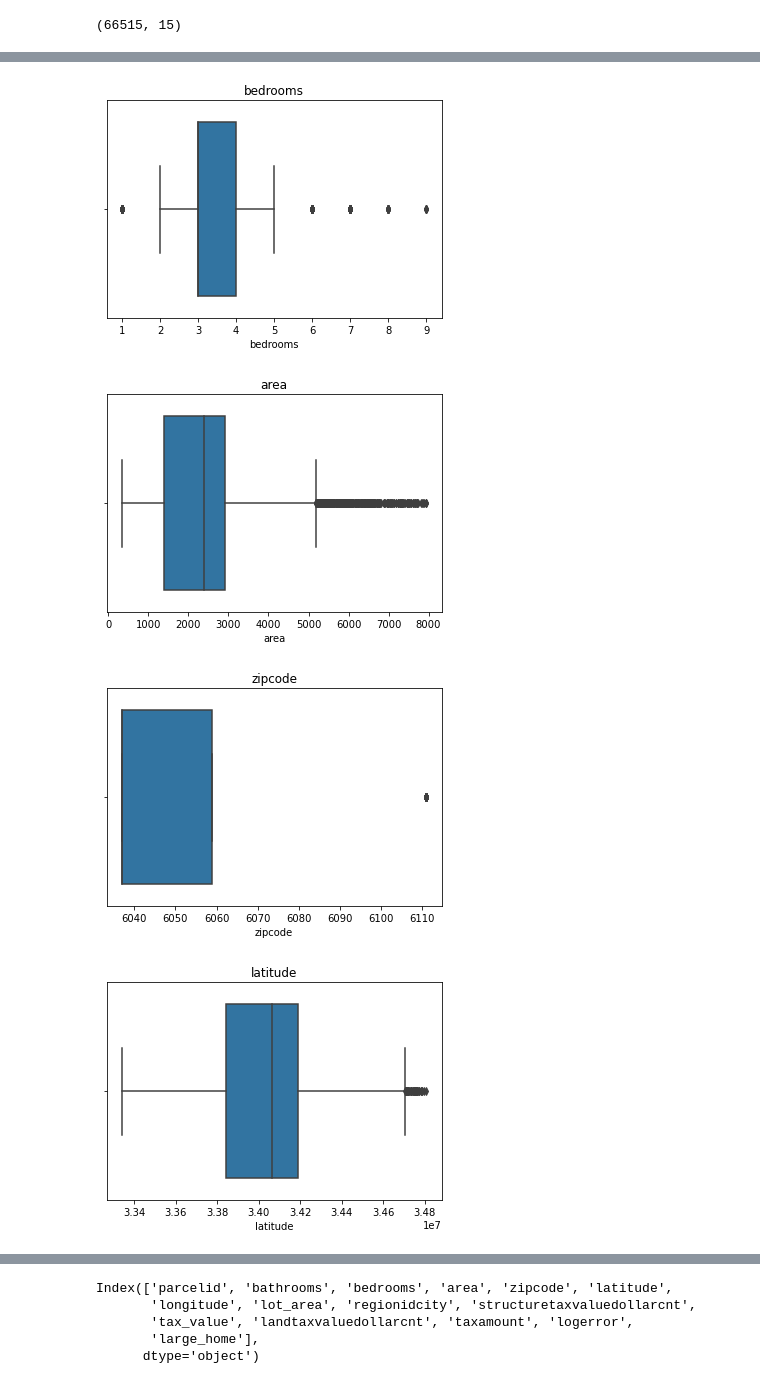
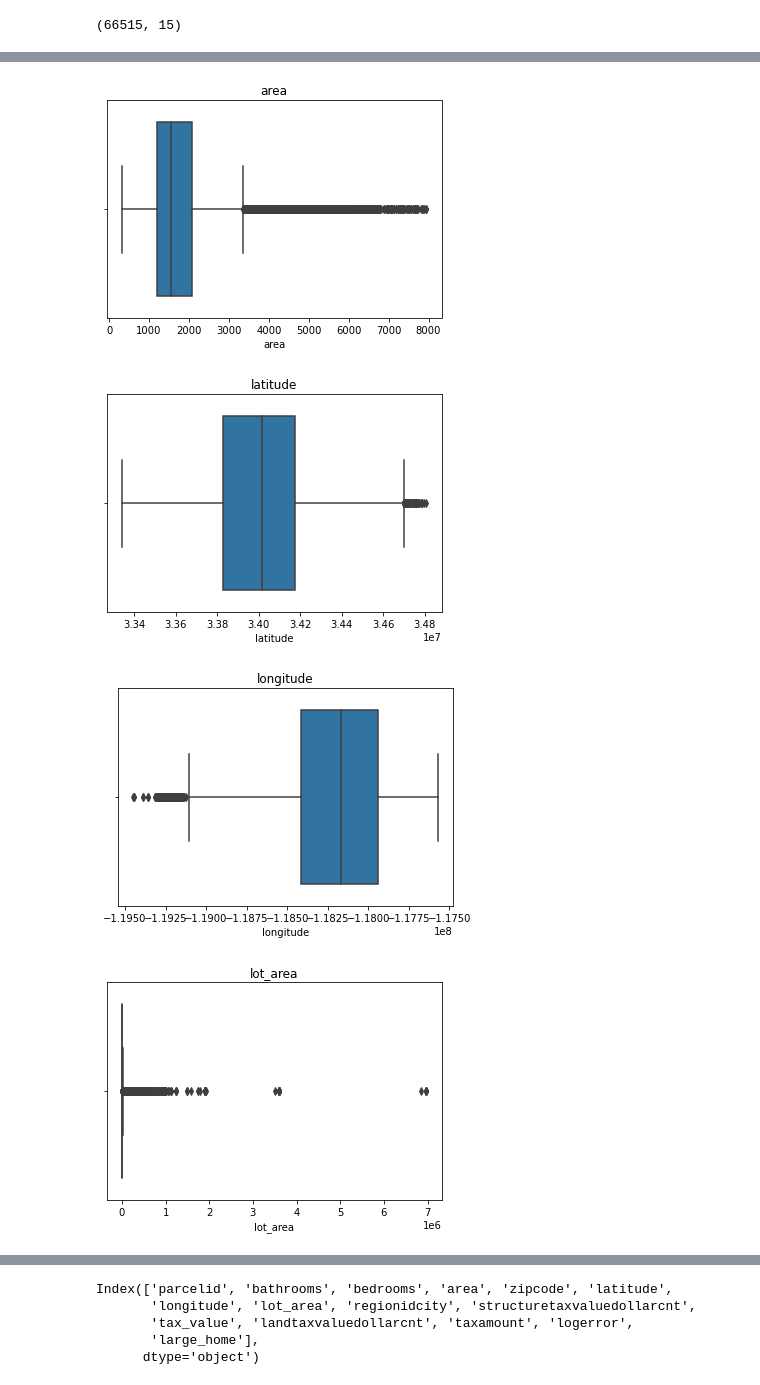
Before and after one commit to SLawsonWoods/clustering_zillow, a Jupyter notebook: drafting_notebook.ipynb, the cells around one changed output, grey strips where cells are left out. Drawn from its saved outputs; the diff is of its cells as text; code cells hidden in the pictures.

```diff
--- a/drafting_notebook.ipynb
+++ b/drafting_notebook.ipynb
@@ -461,7 +479,7 @@ df_out.head()
 # %%
 # here are boxplots for all columns with outliers removed
-for col in df.columns:
-    sns.boxplot(df_out[col])
+for col in df.drop(columns=['parcelid','zipcode','regionidcity','large_home']):
+    sns.boxplot(df[col])
     plt.title(col)
     plt.show()
 # %% [output]
@@ -470,4 +488,4 @@ for col in df.columns:
-[figure, old version]
+[figure, new version]
-[figure, old version]
+[figure, new version]
-[figure, old version]
+[figure, new version]
-[figure, old version]
+[figure, new version]
```
Also changed, not shown: parts of 61 cells of this notebook, 2 other files.
